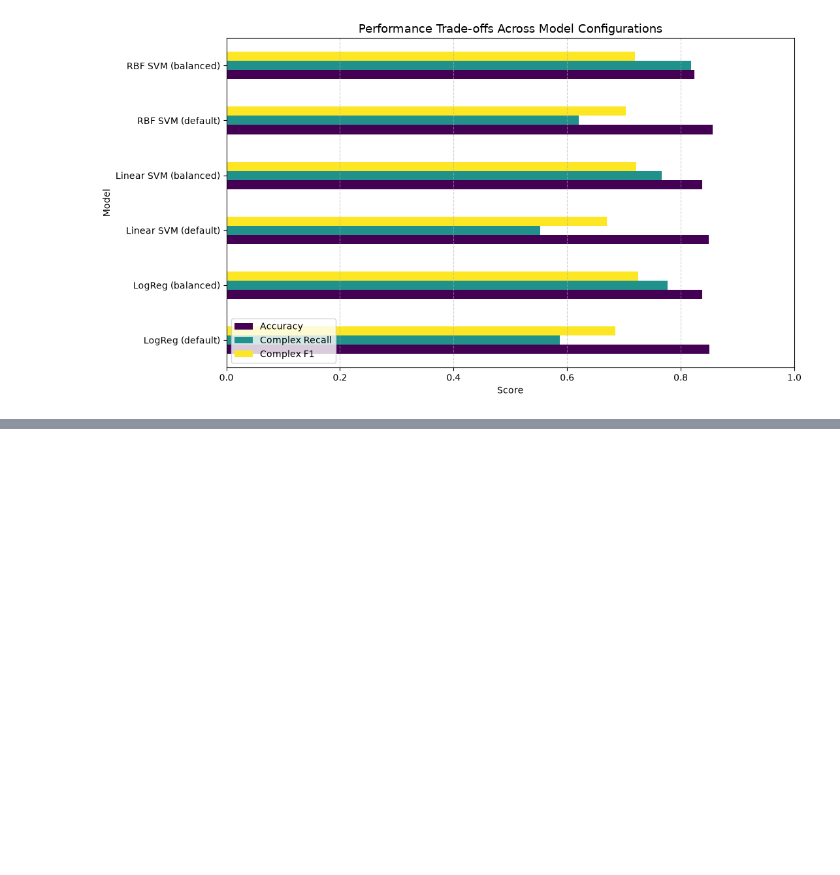
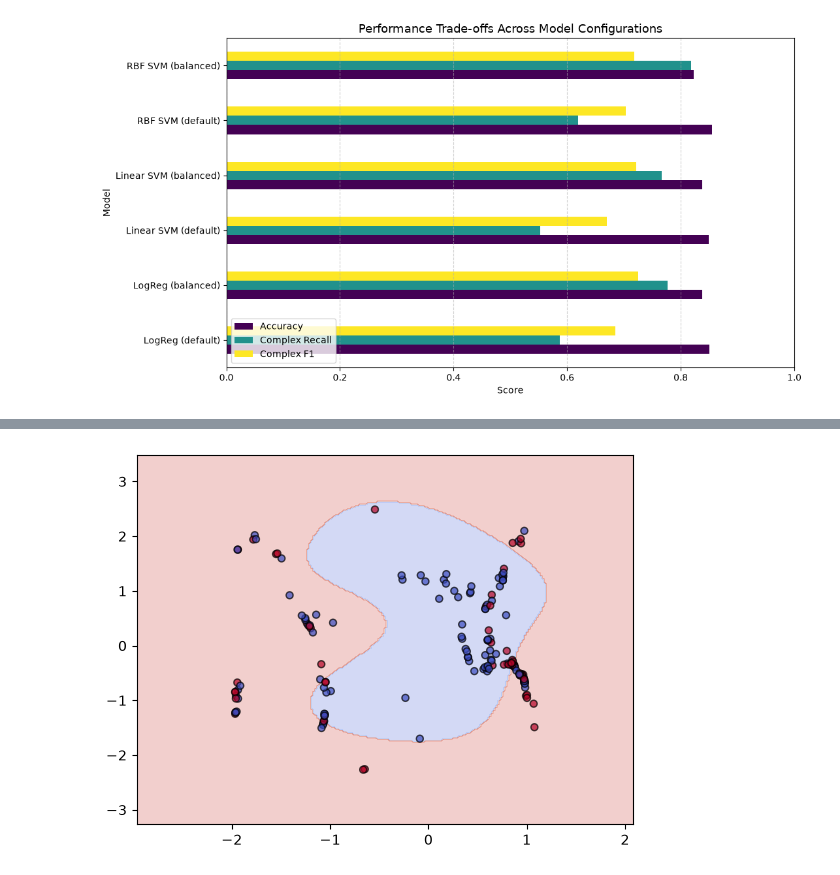
Before and after one commit to Churro1/project7, a Jupyter notebook: Project7.ipynb, the cells around one changed output, grey strips where cells are left out. Saved outputs shown, nothing was run; the diff lists cells and outputs as text; code cells hidden in the pictures; blank space fills up the shorter version.

```diff
--- a/Project7.ipynb
+++ b/Project7.ipynb
@@ -312,0 +400,36 @@ plt.show()
+# %%
+X_te_2d = X_test[["longitude", "latitude"]]
+y_te_2d = y_test
+
+X_tr_2d = X_train[["longitude", "latitude"]]
+
+
+scaler_2d = StandardScaler()
+X_tr_2d_scaled = scaler_2d.fit_transform(X_tr_2d)
+X_te_2d_scaled = scaler_2d.transform(X_te_2d)
+
+X_vis = X_te_2d_scaled
+y_vis = y_te_2d
+
+rbf_svm_2d = SVC()
+rbf_svm_2d = SVC(kernel='rbf', gamma='scale', random_state=42, class_weight="balanced")
+rbf_svm_2d.fit(X_tr_2d_scaled, y_train)
+
+DecisionBoundaryDisplay.from_estimator(
+    rbf_svm_2d,
+    X_vis,
+    response_method="predict",
+    cmap="coolwarm",
+    alpha=0.25,
+    grid_resolution=250
+)
+scatter = plt.scatter(
+    X_vis[:, 0], X_vis[:, 1],
+    c=y_vis,
+    cmap="coolwarm",
+    edgecolors='k',
+    s=25,
+    alpha=0.7
+)
+# %% [output]
+[figure, added]
```
Also changed, not shown: parts of 8 cells of this notebook, 1 other file.
